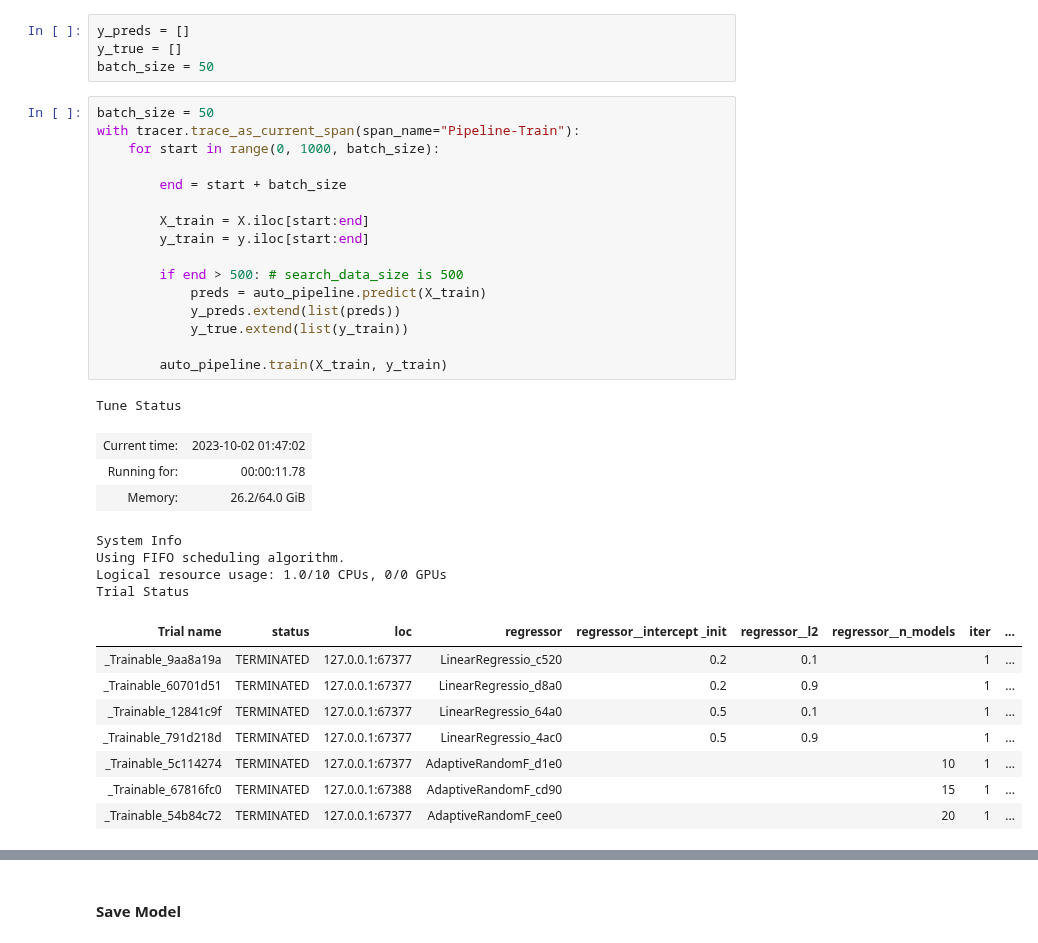
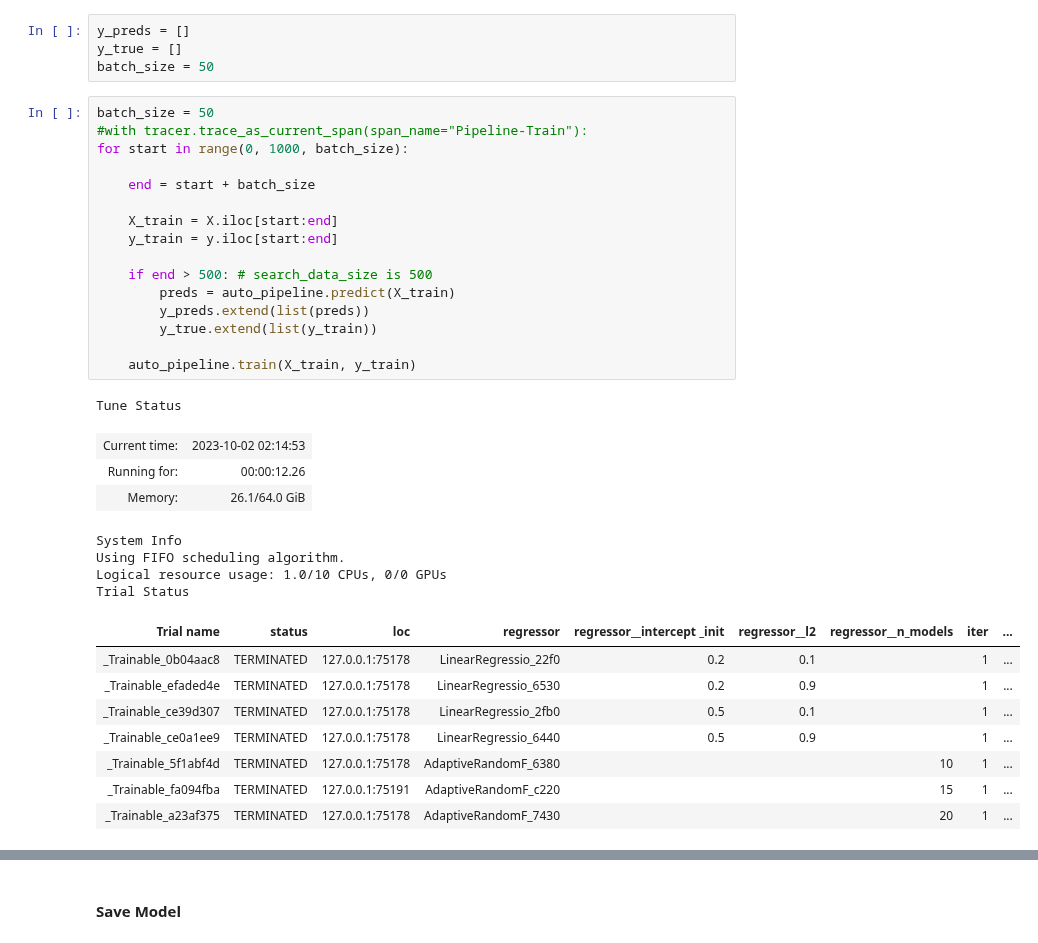
Before and after one commit to IBM/sail, a Jupyter notebook: examples/models/auto_ml/sail_auto_pipeline_regression.ipynb, the cells around one changed output, grey strips where cells are left out. Saved outputs shown, nothing was run; the diff lists cells and outputs as text.

```diff
--- a/examples/models/auto_ml/sail_auto_pipeline_regression.ipynb
+++ b/examples/models/auto_ml/sail_auto_pipeline_regression.ipynb
@@ -100,34 +100,34 @@ y_true = []
 batch_size = 50
 # %%
 batch_size = 50
-with tracer.trace_as_current_span(span_name="Pipeline-Train"):
-    for start in range(0, 1000, batch_size):
+#with tracer.trace_as_current_span(span_name="Pipeline-Train"):
+for start in range(0, 1000, batch_size):
 
-        end = start + batch_size
+    end = start + batch_size
 
-        X_train = X.iloc[start:end]
-        y_train = y.iloc[start:end]
+    X_train = X.iloc[start:end]
+    y_train = y.iloc[start:end]
 
-        if end > 500: # search_data_size is 500
-            preds = auto_pipeline.predict(X_train)
-            y_preds.extend(list(preds))
-            y_true.extend(list(y_train))
+    if end > 500: # search_data_size is 500
+        preds = auto_pipeline.predict(X_train)
+        y_preds.extend(list(preds))
+        y_true.extend(list(y_train))
 
-        auto_pipeline.train(X_train, y_train)
+    auto_pipeline.train(X_train, y_train)
 # %% [output]
 Tune Status
-| Current time: | 2023-10-02 01:47:02 |
-| Running for: | 00:00:11.78 |
-| Memory: | 26.2/64.0 GiB |
+| Current time: | 2023-10-02 02:14:53 |
+| Running for: | 00:00:12.26 |
+| Memory: | 26.1/64.0 GiB |
 System Info
 Using FIFO scheduling algorithm.
 Logical resource usage: 1.0/10 CPUs, 0/0 GPUs
 Trial Status
 | Trial name | status | loc | regressor | regressor__intercept _init | regressor__l2 | regressor__n_models | iter | ... |
-| _Trainable_9aa8a19a | TERMINATED | 127.0.0.1:67377 | LinearRegressio_c520 | 0.2 | 0.1 |  | 1 | ... |
-| _Trainable_60701d51 | TERMINATED | 127.0.0.1:67377 | LinearRegressio_d8a0 | 0.2 | 0.9 |  | 1 | ... |
-| _Trainable_12841c9f | TERMINATED | 127.0.0.1:67377 | LinearRegressio_64a0 | 0.5 | 0.1 |  | 1 | ... |
-| _Trainable_791d218d | TERMINATED | 127.0.0.1:67377 | LinearRegressio_4ac0 | 0.5 | 0.9 |  | 1 | ... |
-| _Trainable_5c114274 | TERMINATED | 127.0.0.1:67377 | AdaptiveRandomF_d1e0 |  |  | 10 | 1 | ... |
-| _Trainable_67816fc0 | TERMINATED | 127.0.0.1:67388 | AdaptiveRandomF_cd90 |  |  | 15 | 1 | ... |
-| _Trainable_54b84c72 | TERMINATED | 127.0.0.1:67377 | AdaptiveRandomF_cee0 |  |  | 20 | 1 | ... |
+| _Trainable_0b04aac8 | TERMINATED | 127.0.0.1:75178 | LinearRegressio_22f0 | 0.2 | 0.1 |  | 1 | ... |
+| _Trainable_efaded4e | TERMINATED | 127.0.0.1:75178 | LinearRegressio_6530 | 0.2 | 0.9 |  | 1 | ... |
+| _Trainable_ce39d307 | TERMINATED | 127.0.0.1:75178 | LinearRegressio_2fb0 | 0.5 | 0.1 |  | 1 | ... |
+| _Trainable_ce0a1ee9 | TERMINATED | 127.0.0.1:75178 | LinearRegressio_6440 | 0.5 | 0.9 |  | 1 | ... |
+| _Trainable_5f1abf4d | TERMINATED | 127.0.0.1:75178 | AdaptiveRandomF_6380 |  |  | 10 | 1 | ... |
+| _Trainable_fa094fba | TERMINATED | 127.0.0.1:75191 | AdaptiveRandomF_c220 |  |  | 15 | 1 | ... |
+| _Trainable_a23af375 | TERMINATED | 127.0.0.1:75178 | AdaptiveRandomF_7430 |  |  | 20 | 1 | ... |
```
Also changed, not shown: parts of 2 cells of this notebook, 1 other file.
